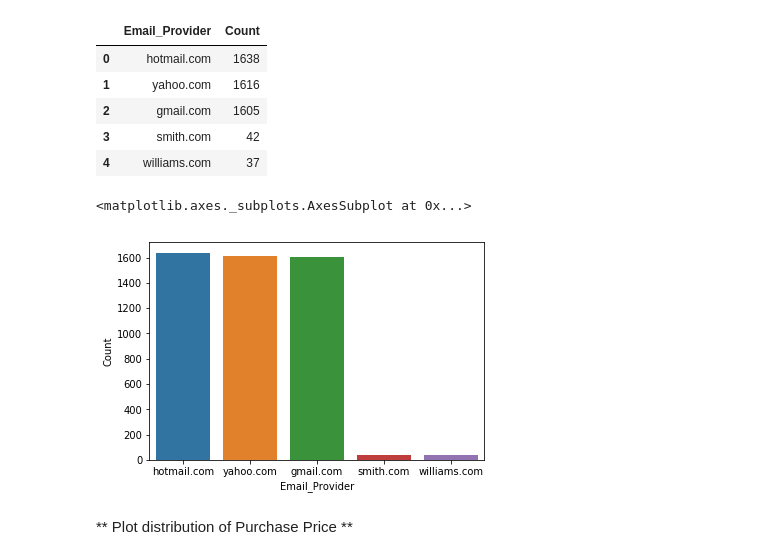
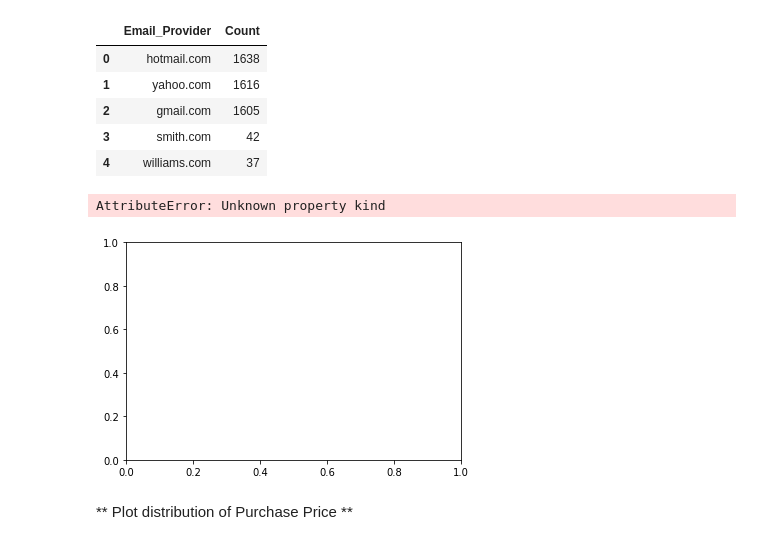
Before and after one commit to tranminhan/learning_ml, a Jupyter notebook: Ecommerce+Purchases+Exercise+.ipynb, the cells around one changed output. Cells and saved outputs as stored; diff of their text form; code cells hidden in the pictures.

```diff
--- a/Ecommerce+Purchases+Exercise+.ipynb
+++ b/Ecommerce+Purchases+Exercise+.ipynb
@@ -144,10 +144,10 @@ df_top5_email_providers
 | 3 | smith.com | 42 |
 | 4 | williams.com | 37 |
 # %%
-sns.barplot(data=df_top5_email_providers, x='Email_Provider', y='Count')
+sns.barplot(data=df_top5_email_providers, x='Email_Provider', y='Count', kind='bar')
 # %% [output]
-<matplotlib.axes._subplots.AxesSubplot at 0x...>
+AttributeError: Unknown property kind
-[figure, old version]
+[figure, new version]
 # %% [markdown]
 ** Plot distribution of Purchase Price **
 # %%
```
Also changed, not shown: 2 other files.
